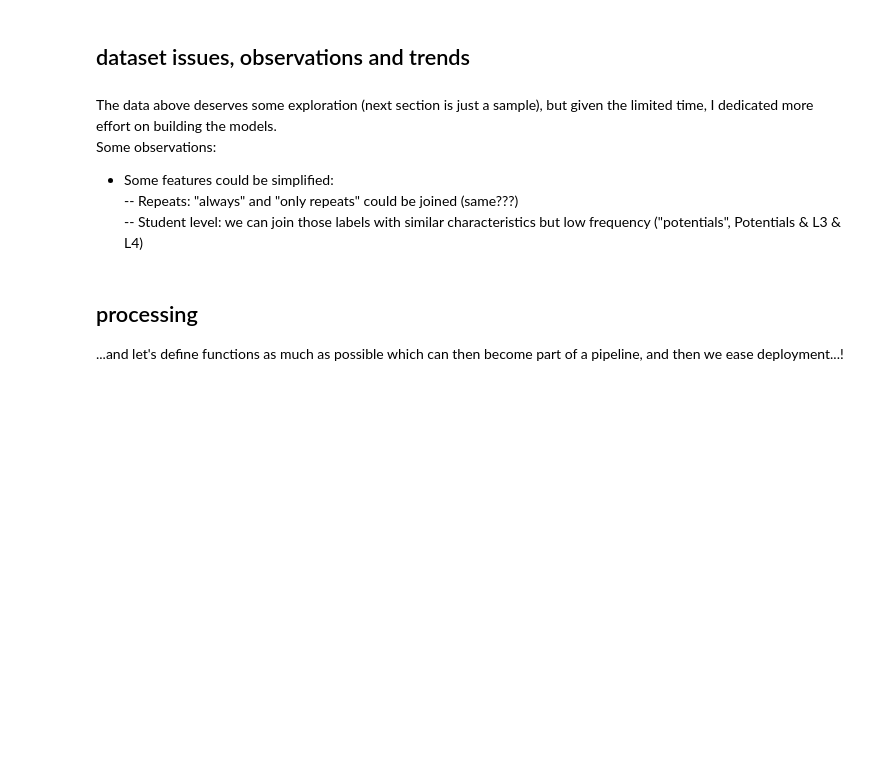
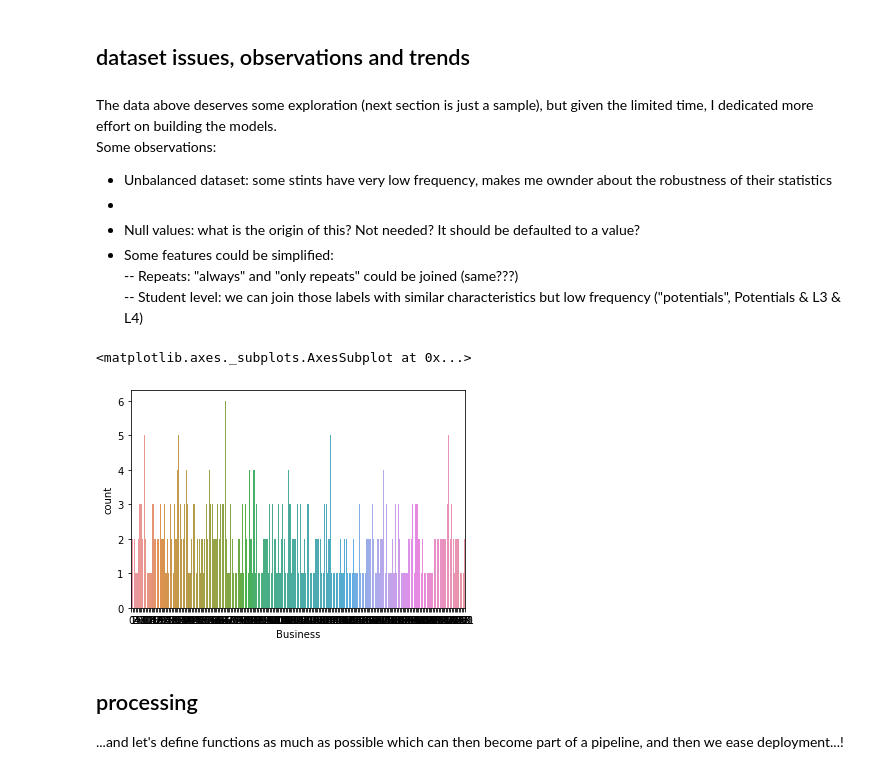
Before and after one commit to tawonque/students-jobs, a Jupyter notebook: notebooks/stints.ipynb, the cells around one changed output. Saved outputs shown, nothing was run; the diff lists cells and outputs as text; code cells hidden in the pictures; blank space fills up the shorter version.

```diff
--- a/notebooks/stints.ipynb
+++ b/notebooks/stints.ipynb
@@ -171,6 +197,15 @@ plt.tight_layout()
 # %% [markdown]
 The data above deserves some exploration (next section is just a sample), but given the limited time, I dedicated more effort on building the models.<br>
 Some observations:
+- Unbalanced dataset: some stints have very low frequency, makes me ownder about the robustness of their statistics
+-
+- Null values: what is the origin of this? Not needed? It should be defaulted to a value?
 - Some features could be simplified:<br>
 -- Repeats: "always" and "only repeats" could be joined (same???)<br>
 -- Student level: we can join those labels with similar characteristics but low frequency ("potentials", Potentials & L3 & L4)
+# %%
+#interesting plot 1
+sns.countplot(stints_data[col])
+# %% [output]
+<matplotlib.axes._subplots.AxesSubplot at 0x...>
+[figure, added]
```
Also changed, not shown: parts of 39 cells of this notebook, 10 other files.
